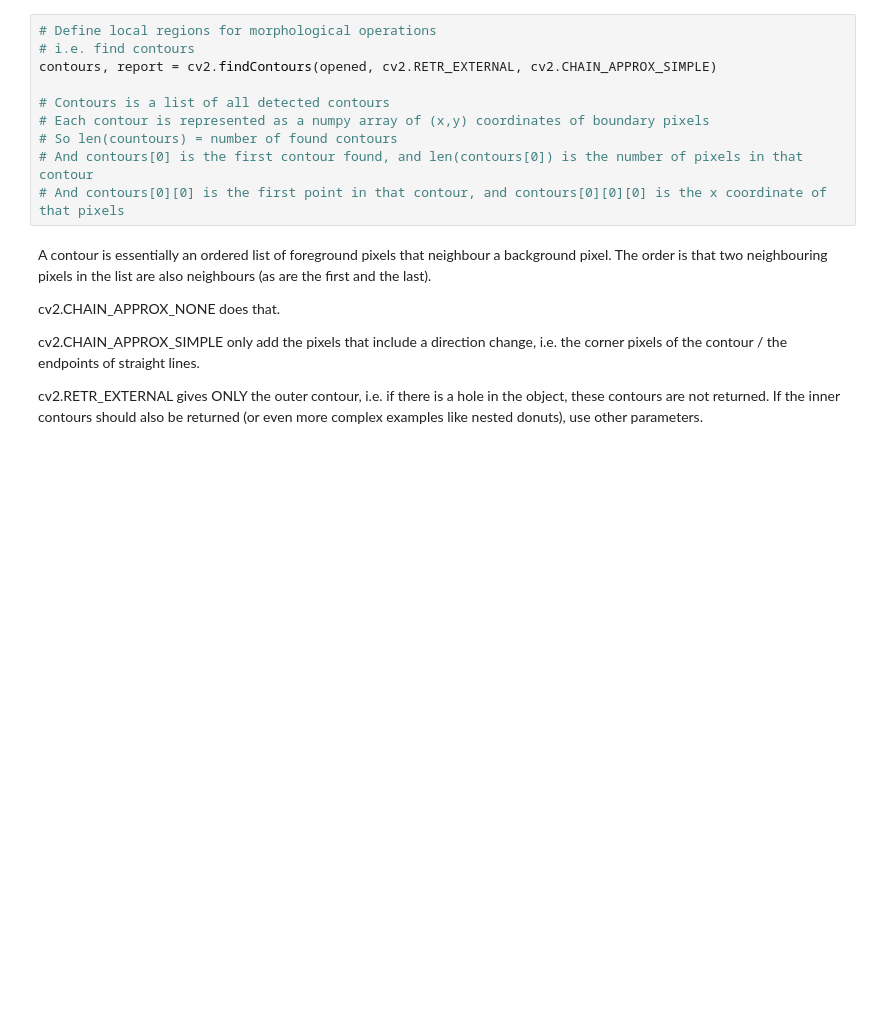
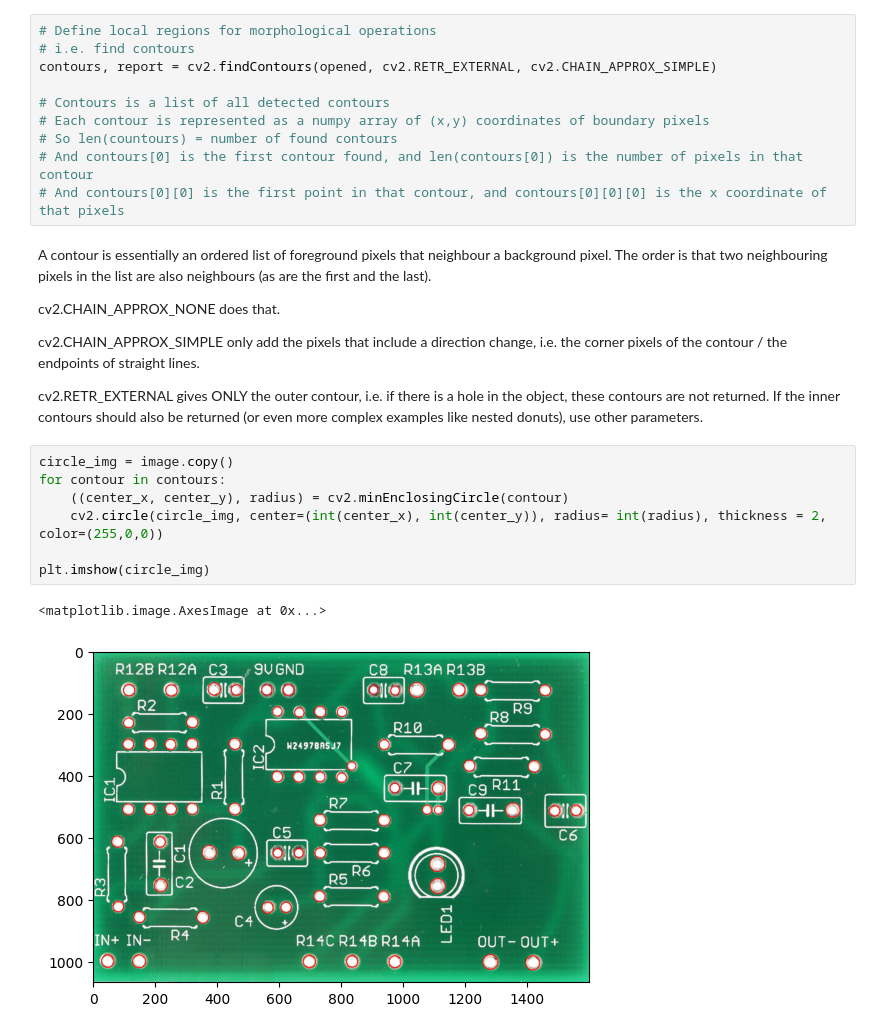
Before and after one commit to SailorJens/CV_Uni_Module, a Jupyter notebook: 3_11_MorphologicalTransformations.ipynb, the cells around one changed output. Saved outputs shown, nothing was run; the diff lists cells and outputs as text; blank space fills up the shorter version.

```diff
--- a/3_11_MorphologicalTransformations.ipynb
+++ b/3_11_MorphologicalTransformations.ipynb
@@ -49,3 +49,13 @@ cv2.CHAIN_APPROX_NONE does that.
 cv2.CHAIN_APPROX_SIMPLE only add the pixels that include a direction change, i.e. the corner pixels of the contour / the endpoints of straight lines.
 
 cv2.RETR_EXTERNAL gives ONLY the outer contour, i.e. if there is a hole in the object, these contours are not returned. If the inner contours should also be returned (or even more complex examples like nested donuts), use other parameters.
+# %%
+circle_img = image.copy()
+for contour in contours:
+    ((center_x, center_y), radius) = cv2.minEnclosingCircle(contour)
+    cv2.circle(circle_img, center=(int(center_x), int(center_y)), radius= int(radius), thickness = 2, color=(255,0,0))
+
+plt.imshow(circle_img)
+# %% [output]
+<matplotlib.image.AxesImage at 0x...>
+[figure, added]
```
Also changed, not shown: 1 other file.
